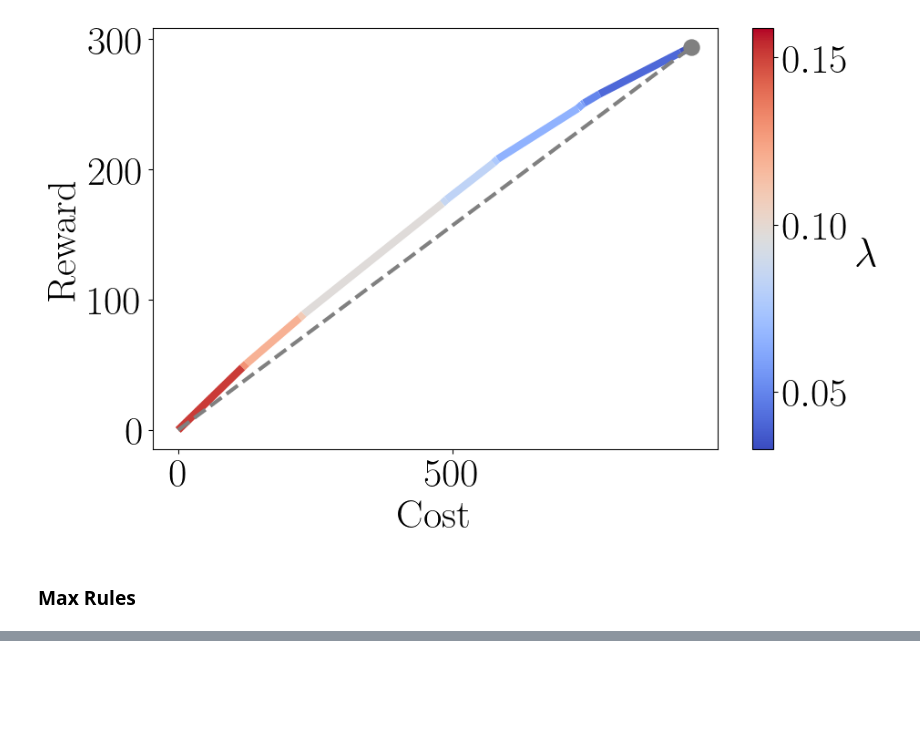
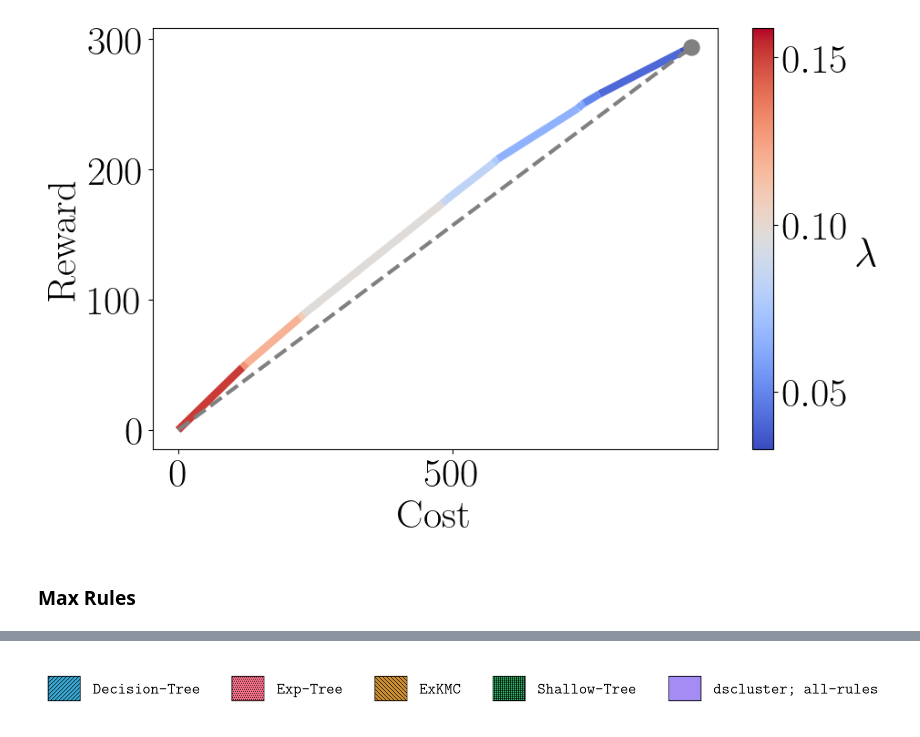
Before and after one commit to kevinqnb/interpretable-clustering, a Jupyter notebook: examples/experiments.ipynb, the cells around one changed output, grey strips where cells are left out. Saved outputs shown, nothing was run; the diff lists cells and outputs as text; code cells hidden in the pictures; blank space fills up the shorter version.

```diff
--- a/examples/experiments.ipynb
+++ b/examples/experiments.ipynb
@@ -278,0 +356,31 @@ Lambda:  0.03268979571755497
+# %%
+# Create a separate legend for the bar plot with hatch patterns
+import matplotlib.patches as mpatches
+
+fig, ax = plt.subplots(figsize=(10, 2))
+
+legend_elements = []
+for method in bar_dict.keys():
+    legend_elements.append(
+        mpatches.Patch(
+            facecolor=color_dict[method],
+            edgecolor='black',
+            linewidth=1.5,
+            hatch=hatch_dict.get(method, ''),
+            label=rf"\texttt{{{method}}}"
+        )
+    )
+
+ax.legend(handles=legend_elements, ncol=5, loc='center', frameon=False,
+          handlelength=2, handleheight=2)
+ax.axis('off')
+
+plt.savefig(
+    "../figures/" + dataset + "/max_rules/legend"  + ref + ".png",
+    bbox_inches='tight',
+    dpi=300
+)
+
+plt.show()
+# %% [output]
+[figure, added]
```
Also changed, not shown: parts of 31 cells of this notebook, 35 other files.
